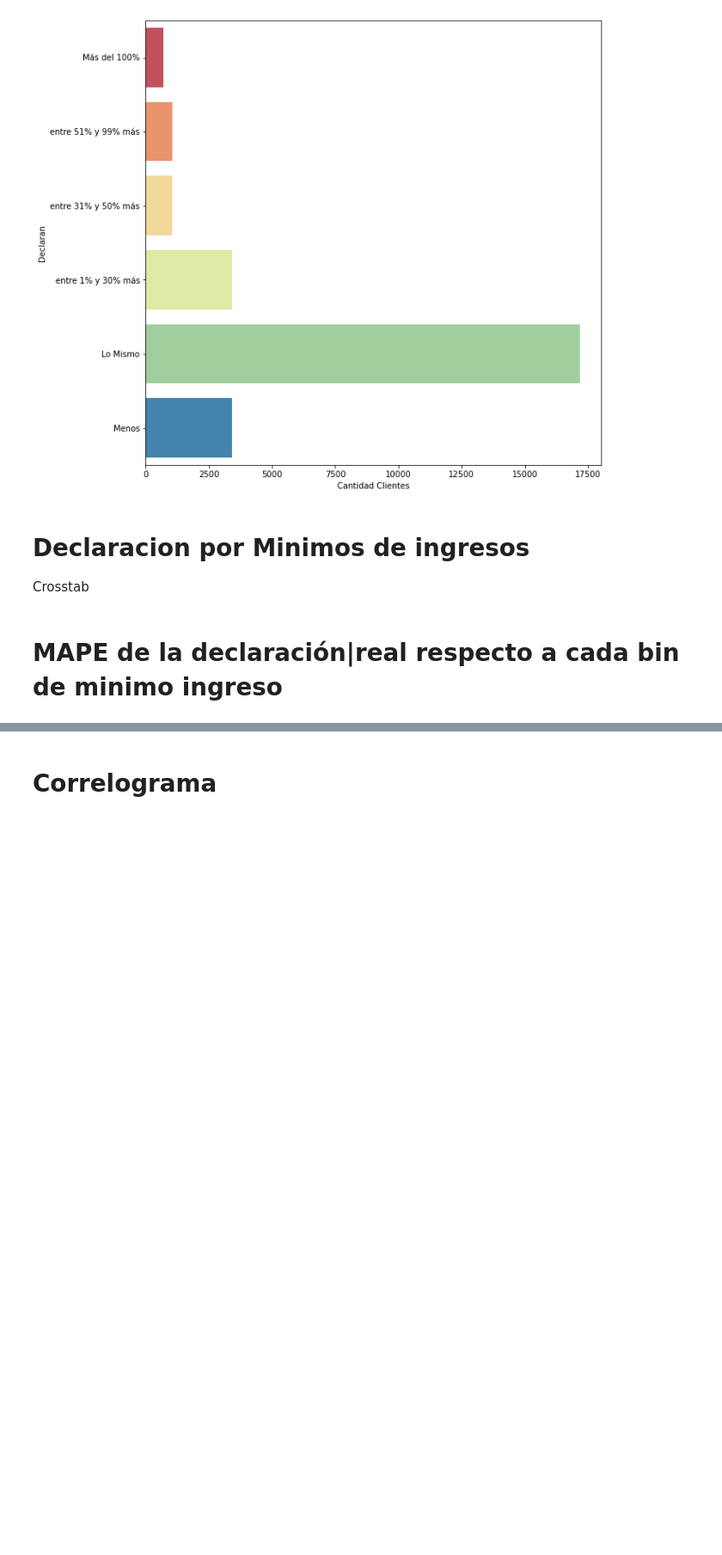
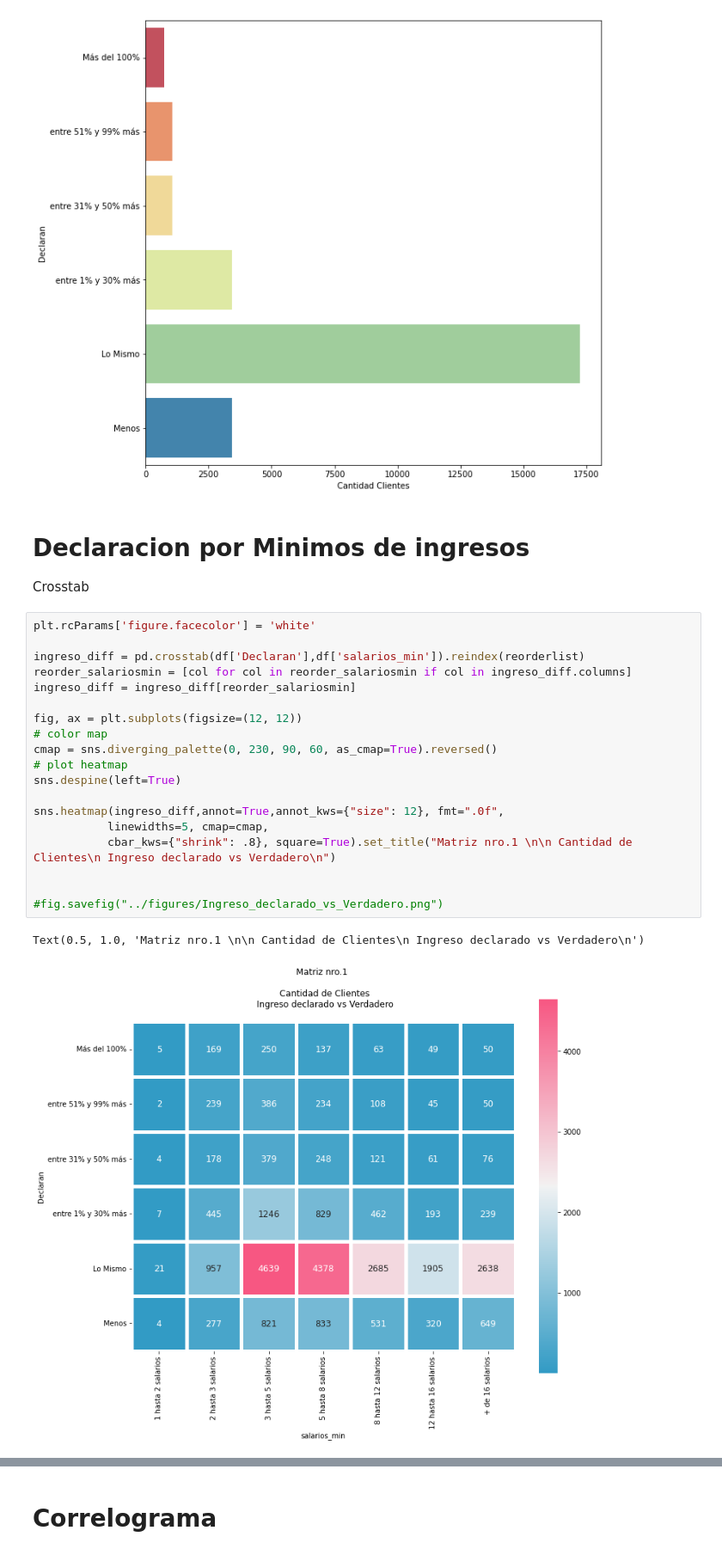
Before and after one commit to BraheTycho/maestria_tesis, a Jupyter notebook: notebooks/00-EDA.ipynb, the cells around one changed output, grey strips where cells are left out. Shown at 86% size. Saved outputs shown, nothing was run; the diff lists cells and outputs as text; blank space fills up the shorter version.

```diff
--- a/notebooks/00-EDA.ipynb
+++ b/notebooks/00-EDA.ipynb
@@ -374,5 +412,25 @@ El gran problema representa 2843 clientes y representa el 10.60% de la població
 # Declaracion por Minimos de ingresos
 
 Crosstab
-# %% [markdown]
-# MAPE de la declaración|real respecto a cada bin de minimo ingreso
+# %%
+plt.rcParams['figure.facecolor'] = 'white'
+
+ingreso_diff = pd.crosstab(df['Declaran'],df['salarios_min']).reindex(reorderlist)
+reorder_salariosmin = [col for col in reorder_salariosmin if col in ingreso_diff.columns]
+ingreso_diff = ingreso_diff[reorder_salariosmin]
+
+fig, ax = plt.subplots(figsize=(12, 12))
+# color map
+cmap = sns.diverging_palette(0, 230, 90, 60, as_cmap=True).reversed()
+# plot heatmap
+sns.despine(left=True)
+
+sns.heatmap(ingreso_diff,annot=True,annot_kws={"size": 12}, fmt=".0f",
+           linewidths=5, cmap=cmap,
+           cbar_kws={"shrink": .8}, square=True).set_title("Matriz nro.1 \n\n Cantidad de Clientes\n Ingreso declarado vs Verdadero\n")
+
+
+#fig.savefig("../figures/Ingreso_declarado_vs_Verdadero.png")
+# %% [output]
+Text(0.5, 1.0, 'Matriz nro.1 \n\n Cantidad de Clientes\n Ingreso declarado vs Verdadero\n')
+[figure, added]
```
Also changed, not shown: parts of 63 cells of this notebook, 27 other files.
